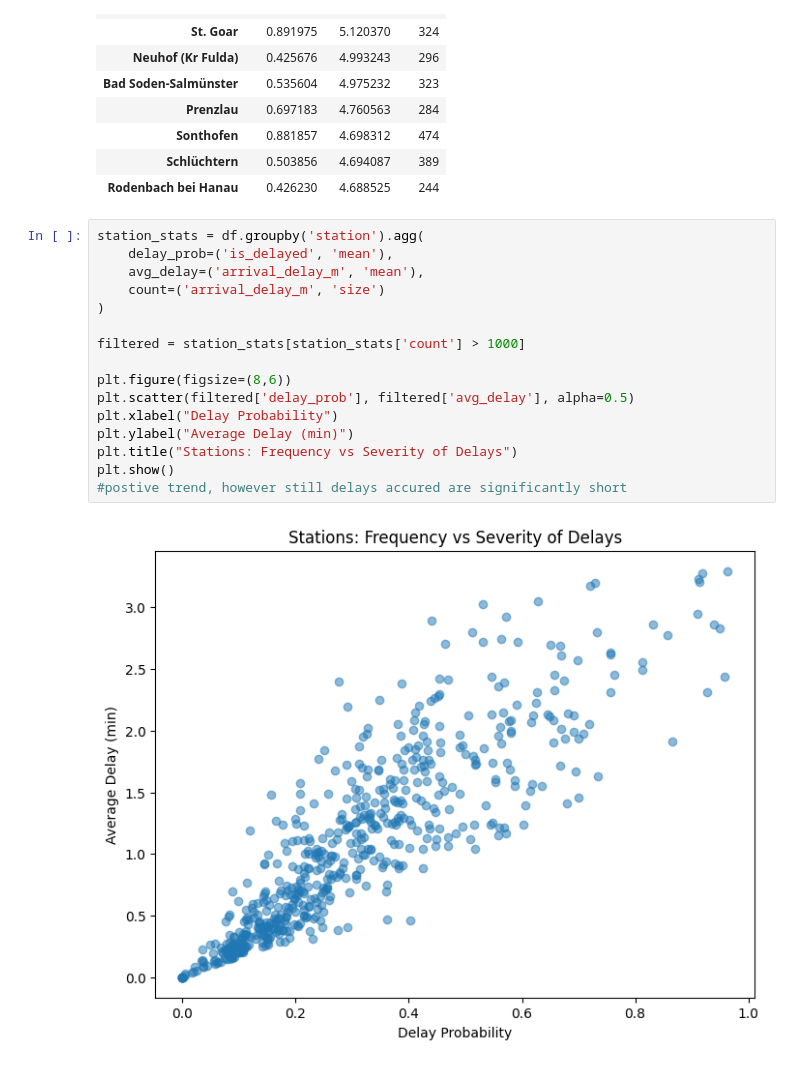
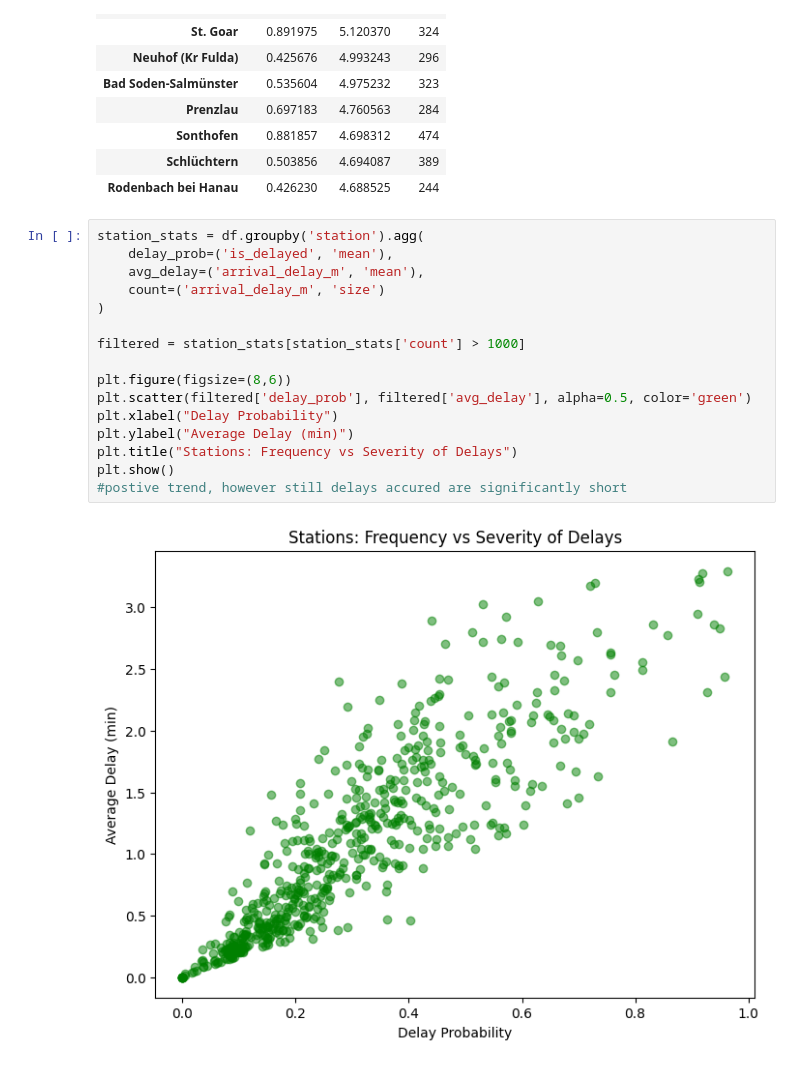
Before and after one commit to nilsugungor/deutsche-bahn-delays, a Jupyter notebook: eda_processing.ipynb, the cells around one changed output. Drawn from its saved outputs; the diff is of its cells as text.

```diff
--- a/eda_processing.ipynb
+++ b/eda_processing.ipynb
@@ -338,18 +339,18 @@ df.groupby('station').agg(
 # %%
 station_stats = df.groupby('station').agg(
     delay_prob=('is_delayed', 'mean'),
     avg_delay=('arrival_delay_m', 'mean'),
     count=('arrival_delay_m', 'size')
 )
 
 filtered = station_stats[station_stats['count'] > 1000]
 
 plt.figure(figsize=(8,6))
-plt.scatter(filtered['delay_prob'], filtered['avg_delay'], alpha=0.5)
+plt.scatter(filtered['delay_prob'], filtered['avg_delay'], alpha=0.5, color='green')
 plt.xlabel("Delay Probability")
 plt.ylabel("Average Delay (min)")
 plt.title("Stations: Frequency vs Severity of Delays")
 plt.show()
 #postive trend, however still delays accured are significantly short
 # %% [output]
-[figure, old version]
+[figure, new version]
```
Also changed, not shown: parts of 4 cells of this notebook.
